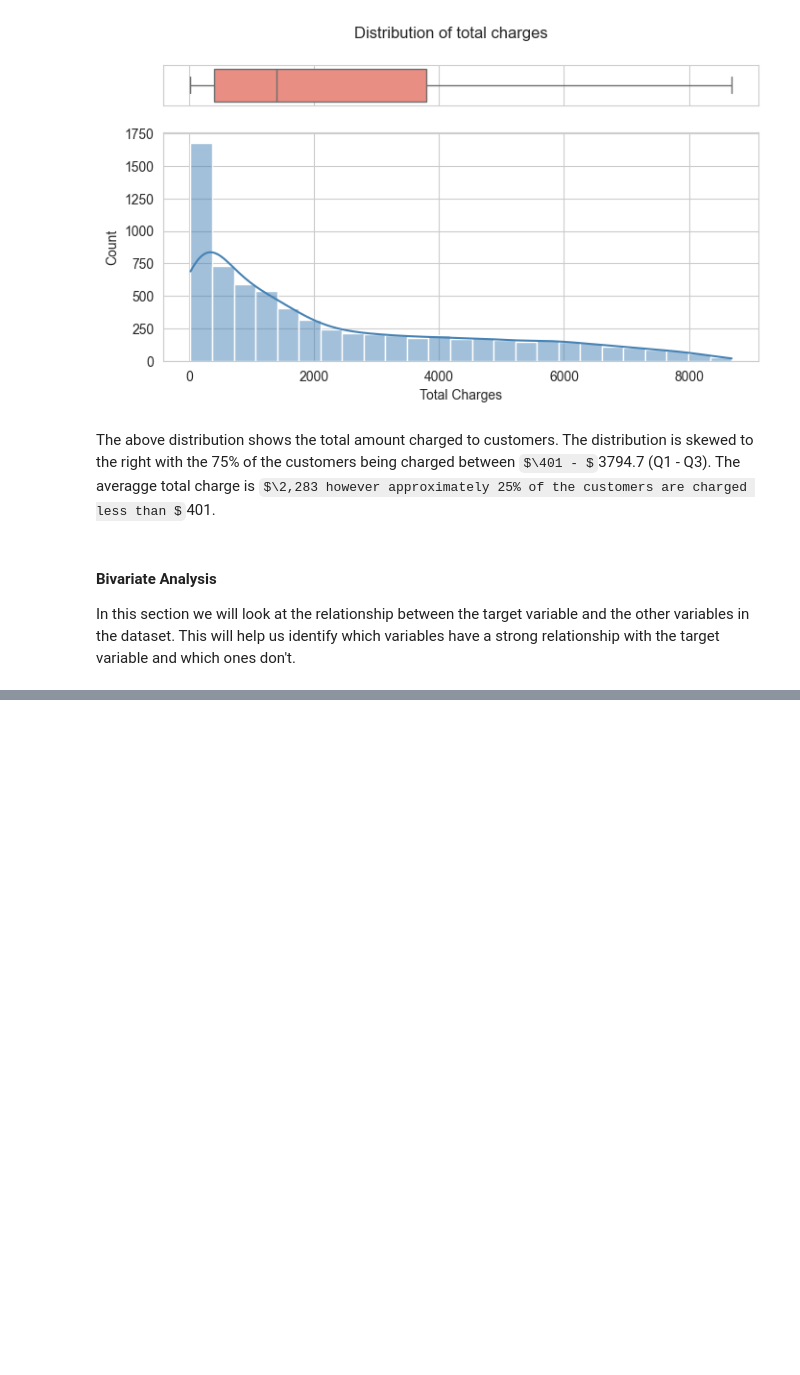
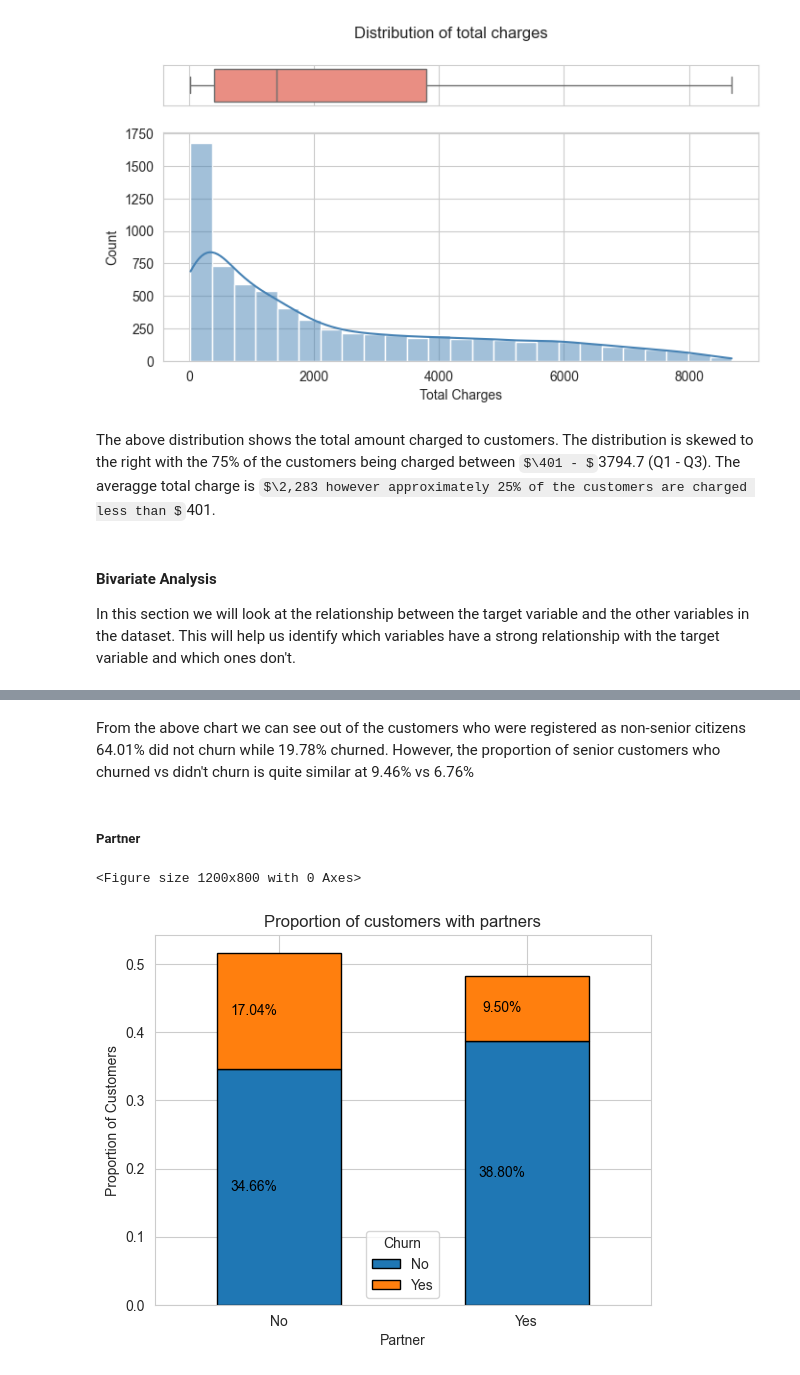
Before and after one commit to rongachoka/Customer_Churn_Analysis_EDA, a Jupyter notebook: index.ipynb, the cells around one changed output, grey strips where cells are left out. Drawn from its saved outputs; the diff is of its cells as text; code cells hidden in the pictures; some formulas as TeX source; blank space fills up the shorter version.

```diff
--- a/index.ipynb
+++ b/index.ipynb
@@ -667,0 +663,10 @@ plot_bivariate(df=df, x="SeniorCitizen", title="Proportion of senior citizens wh
+# %% [markdown]
+From the above chart we can see out of the customers who were registered as non-senior citizens 64.01% did not churn while 19.78% churned. However, the proportion of senior customers who churned vs didn't churn is quite similar at 9.46% vs 6.76%
+# %% [markdown]
+##### Partner
+# %%
+plot_bivariate(df=df, x="Partner", title="Proportion of customers with partners",
+               xlabel="Partner", ylabel="Proportion of Customers", hue="Churn")
+# %% [output]
+<Figure size 1200x800 with 0 Axes>
+[figure, added]
```
Also changed, not shown: parts of 20 cells of this notebook.
